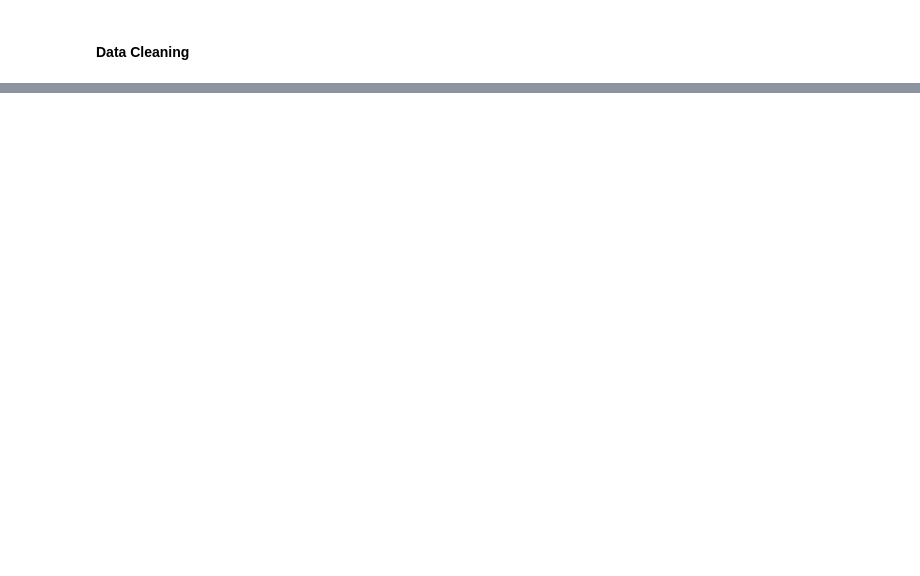
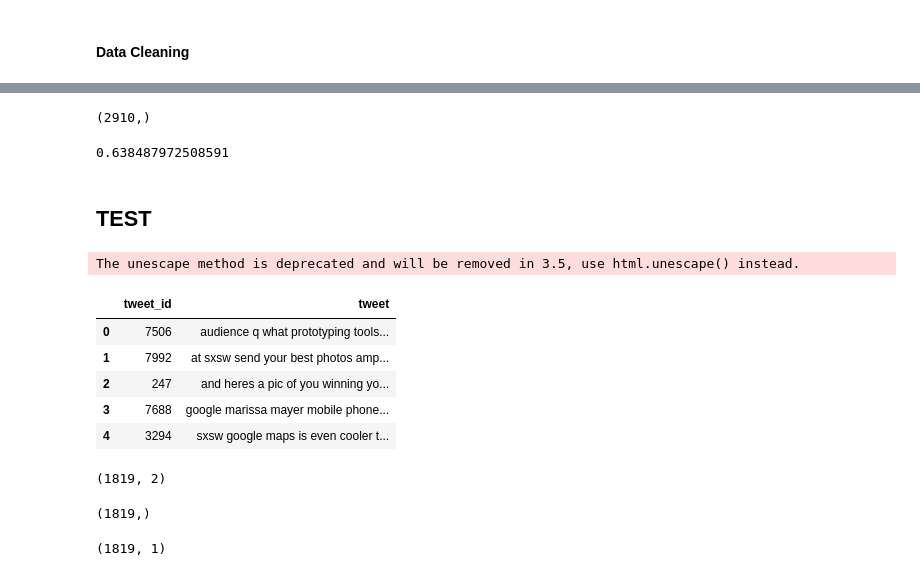
Before and after one commit to dashang/Hackathon_Twitter_Sentiment_Classification, a Jupyter notebook: SentimentAnalysis_Dashang.ipynb, the cells around one changed output, grey strips where cells are left out. Drawn from its saved outputs; the diff is of its cells as text; code cells hidden in the pictures; blank space fills up the shorter version.

Commit message:
baseline model with 0.53 score
baseline model with 0.53 score

```diff
--- a/SentimentAnalysis_Dashang.ipynb
+++ b/SentimentAnalysis_Dashang.ipynb
@@ -177,0 +407,29 @@ traindf.head()
+# %%
+predicted.shape
+# %% [output]
+(2910,)
+# %%
+accuracy_score(y_test,predicted)
+# %% [output]
+0.638487972508591
+# %% [markdown]
+## TEST
+# %%
+testdf = pd.read_csv("test.csv")
+# %%
+testdf = dataCleaning(testdf)
+# %% [output]
+The unescape method is deprecated and will be removed in 3.5, use html.unescape() instead.
+# %%
+testdf.head()
+# %% [output]
+|  | tweet_id | tweet |
+| 0 | 7506 | audience q what prototyping tools... |
+| 1 | 7992 | at sxsw send your best photos amp... |
+| 2 | 247 | and heres a pic of you winning yo... |
+| 3 | 7688 | google marissa mayer mobile phone... |
+| 4 | 3294 | sxsw google maps is even cooler t... |
+# %%
+testdf.shape
+# %% [output]
+(1819, 2)
@@ -177,0 +438,4 @@ traindf.head()
+# %%
+test_id_col.shape
+# %% [output]
+(1819,)
@@ -177,0 +444,4 @@ traindf.head()
+# %%
+test_df_drop_id.shape
+# %% [output]
+(1819, 1)
```
Also changed, not shown: parts of 58 cells of this notebook, 3 other files.
